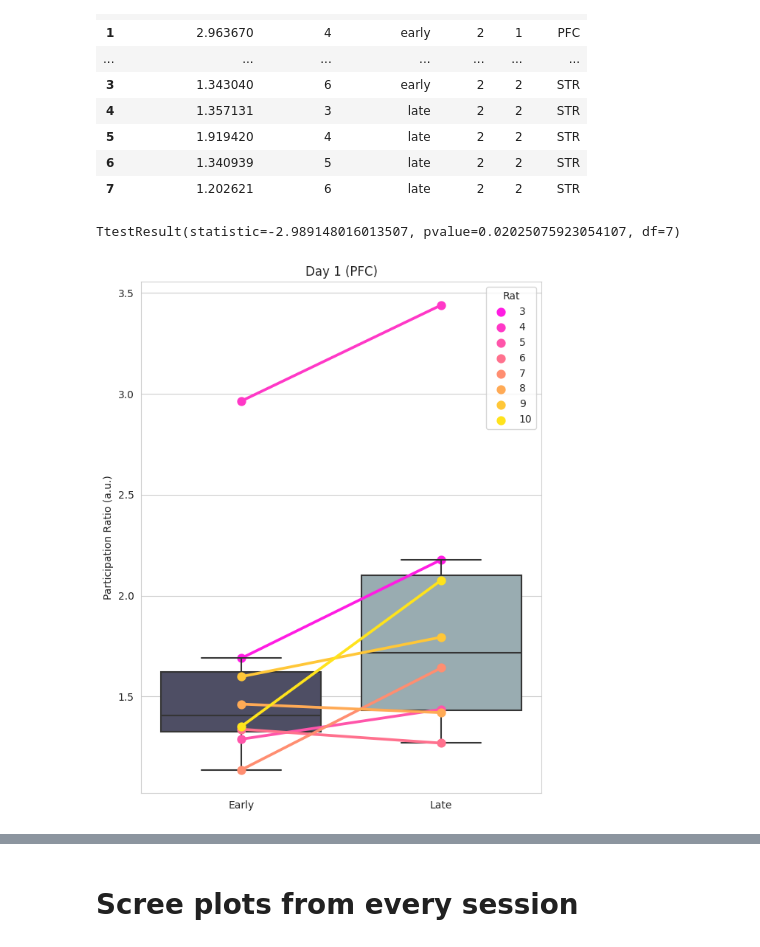
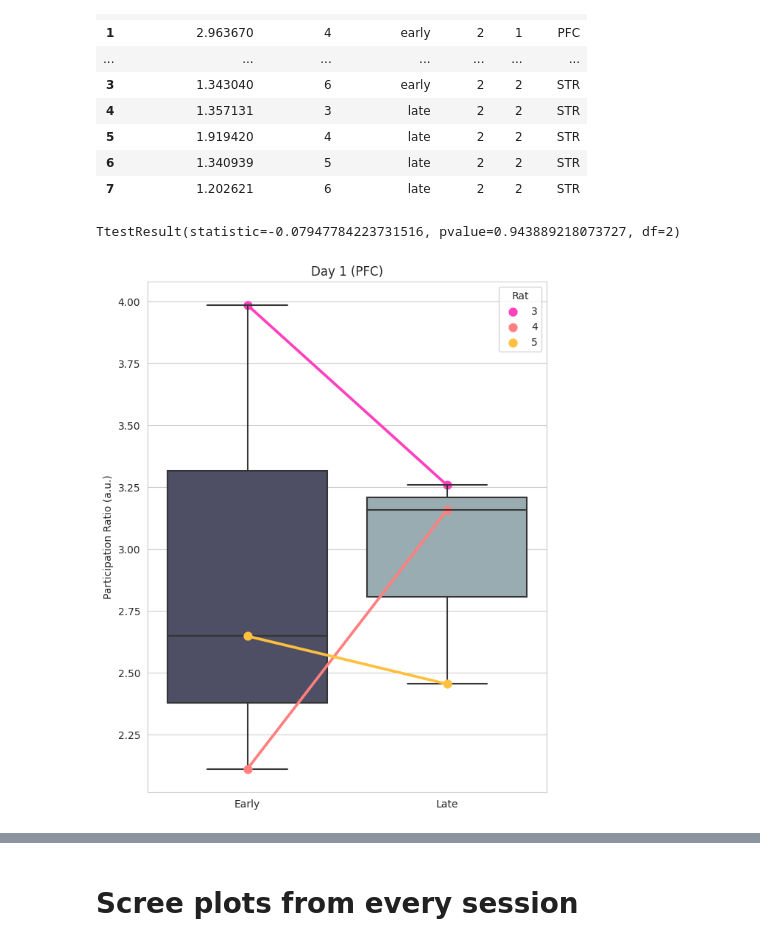
Before and after one commit to lfernandof/lfp_signals_analysis, a Jupyter notebook: participation_ratio_analysis.ipynb, the cells around one changed output, grey strips where cells are left out. Saved outputs shown, nothing was run; the diff lists cells and outputs as text; code cells hidden in the pictures.

```diff
--- a/participation_ratio_analysis.ipynb
+++ b/participation_ratio_analysis.ipynb
@@ -793,28 +826,28 @@ import seaborn as sns
 # %%
 #column name, plot name for column, color scheme
 variable_of_interest = ['participation_ratio','Participation Ratio','spring']
 
 #plots:
 #PFC day 1 (early, late)
-current = both_days_both_regions_df.query('region == "PFC" and day == 1')
+current = both_days_both_regions_df.query('region == "PFC" and day == 2')
 
 plt.figure(figsize=(7,9))
 #sns.set_style("darkgrid")
 sns.set_style("whitegrid")
 sns.boxplot(data = current,x=current['session_part'].values,y=current[variable_of_interest[0]].values,palette = 'bone')
 sns.pointplot(data = current,x=current['session_part'].values,y=current[variable_of_interest[0]].values,hue=current['animal_id'].values,palette = variable_of_interest[2])
 plt.title('Day 1 (PFC)')
 plt.xticks(plt.xticks()[0],['Early','Late'])
 plt.ylabel(f'{variable_of_interest[1]} (a.u.)')
 plt.legend(title='Rat')
 
 import scipy.stats as stats
 
 pre = current.query('session_part == "early"')[variable_of_interest[0]].values
 post = current.query('session_part == "late"')[variable_of_interest[0]].values
 
 # Performing the paired sample t-test
 print(stats.ttest_rel(pre, post))
 # %% [output]
-TtestResult(statistic=-2.989148016013507, pvalue=0.02025075923054107, df=7)
+TtestResult(statistic=-0.07947784223731516, pvalue=0.943889218073727, df=2)
-[figure, old version]
+[figure, new version]
```
Also changed, not shown: parts of 53 cells of this notebook.
